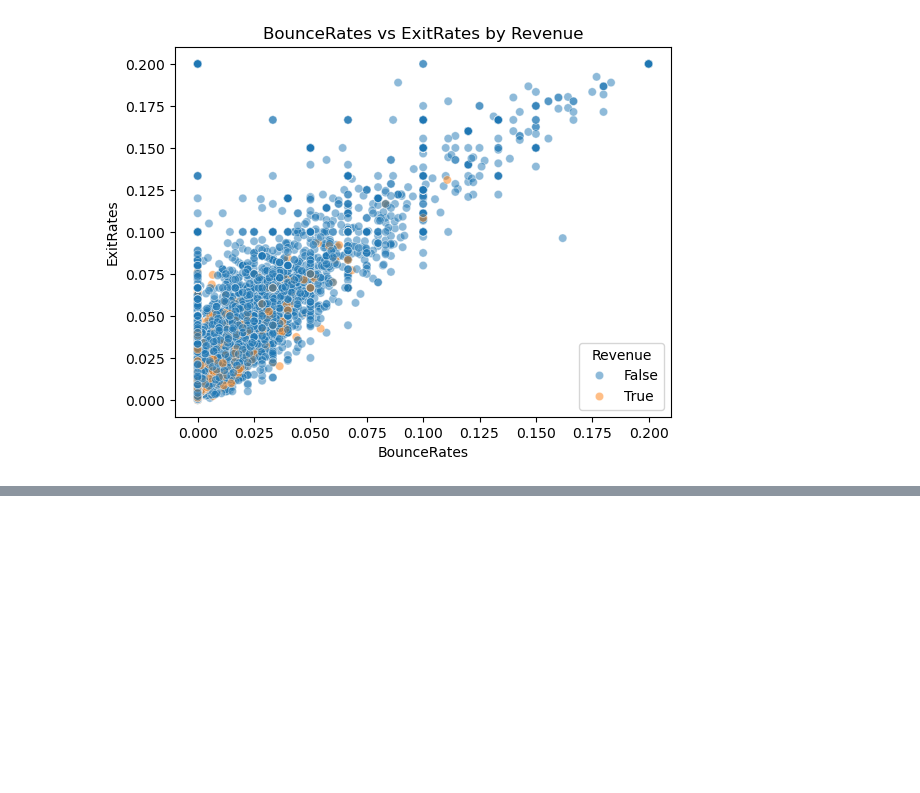
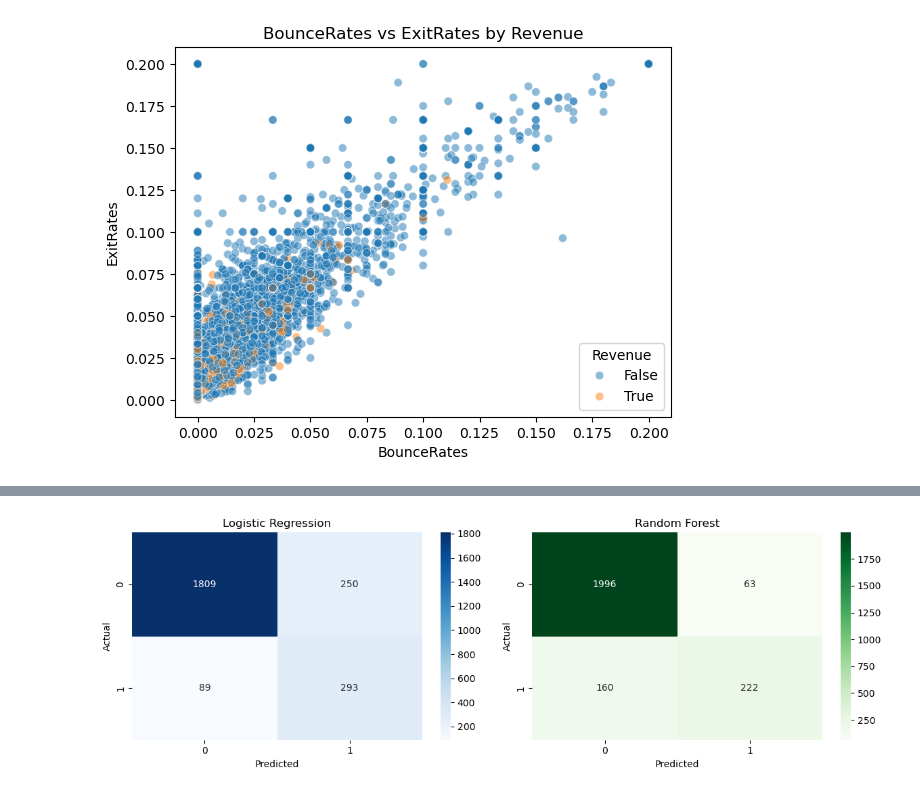
Before and after one commit to aducoding/ML_project, a Jupyter notebook: project.ipynb, the cells around one changed output, grey strips where cells are left out. Drawn from its saved outputs; the diff is of its cells as text; code cells hidden in the pictures; blank space fills up the shorter version.

```diff
--- a/project.ipynb
+++ b/project.ipynb
@@ -173,0 +202,13 @@ print("Test class balance:\n", y_test.value_counts(normalize=True))
+# %%
+scaler = StandardScaler()
+X_train_scaled = scaler.fit_transform(X_train)
+X_test_scaled = scaler.transform(X_test)
+# %%
+log_reg = LogisticRegression(class_weight='balanced', random_state=2026, max_iter=1000)
+log_reg.fit(X_train_scaled, y_train)
+
+y_pred_log = log_reg.predict(X_test_scaled)
+
+print("Logistic Regression")
+print(classification_report(y_test, y_pred_log))
+print("ROC-AUC:", roc_auc_score(y_test, log_reg.predict_proba(X_test_scaled)[:, 1]))
@@ -173,0 +227,9 @@ print("Test class balance:\n", y_test.value_counts(normalize=True))
+# %%
+rf = RandomForestClassifier(class_weight='balanced', random_state=2026)
+rf.fit(X_train, y_train)   # no scaling needed for tree-based models
+
+y_pred_rf = rf.predict(X_test)
+
+print("=== Random Forest ===")
+print(classification_report(y_test, y_pred_rf))
+print("ROC-AUC:", roc_auc_score(y_test, rf.predict_proba(X_test)[:, 1]))
@@ -173,0 +248,13 @@ print("Test class balance:\n", y_test.value_counts(normalize=True))
+# %%
+fig, axes = plt.subplots(1, 2, figsize=(12, 4))
+sns.heatmap(confusion_matrix(y_test, y_pred_log), annot=True, fmt='d', ax=axes[0], cmap='Blues')
+axes[0].set_title('Logistic Regression')
+axes[0].set_xlabel('Predicted'); axes[0].set_ylabel('Actual')
+
+sns.heatmap(confusion_matrix(y_test, y_pred_rf), annot=True, fmt='d', ax=axes[1], cmap='Greens')
+axes[1].set_title('Random Forest')
+axes[1].set_xlabel('Predicted'); axes[1].set_ylabel('Actual')
+plt.tight_layout()
+plt.show()
+# %% [output]
+[figure, added]
```
Also changed, not shown: parts of 8 cells of this notebook.
